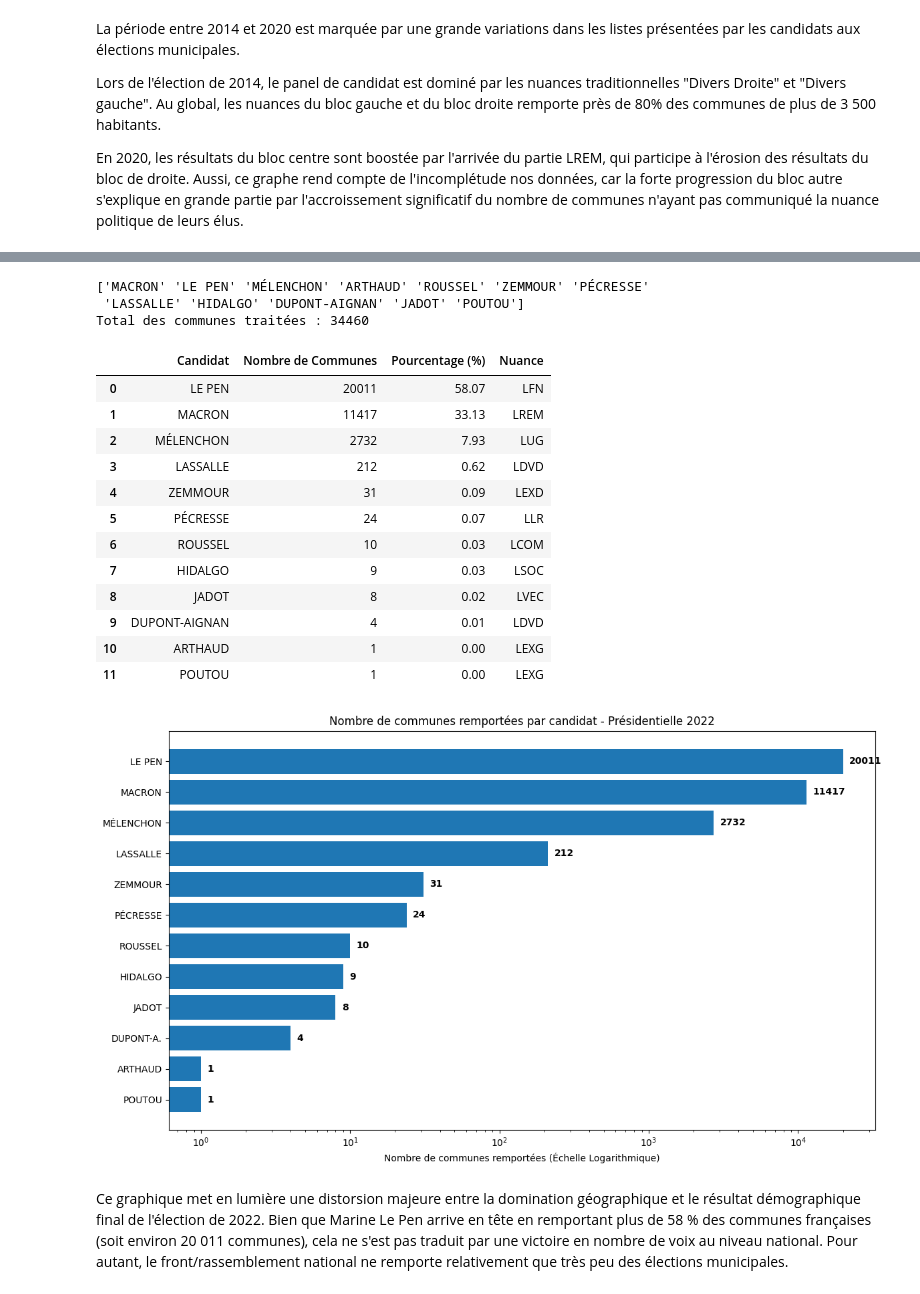
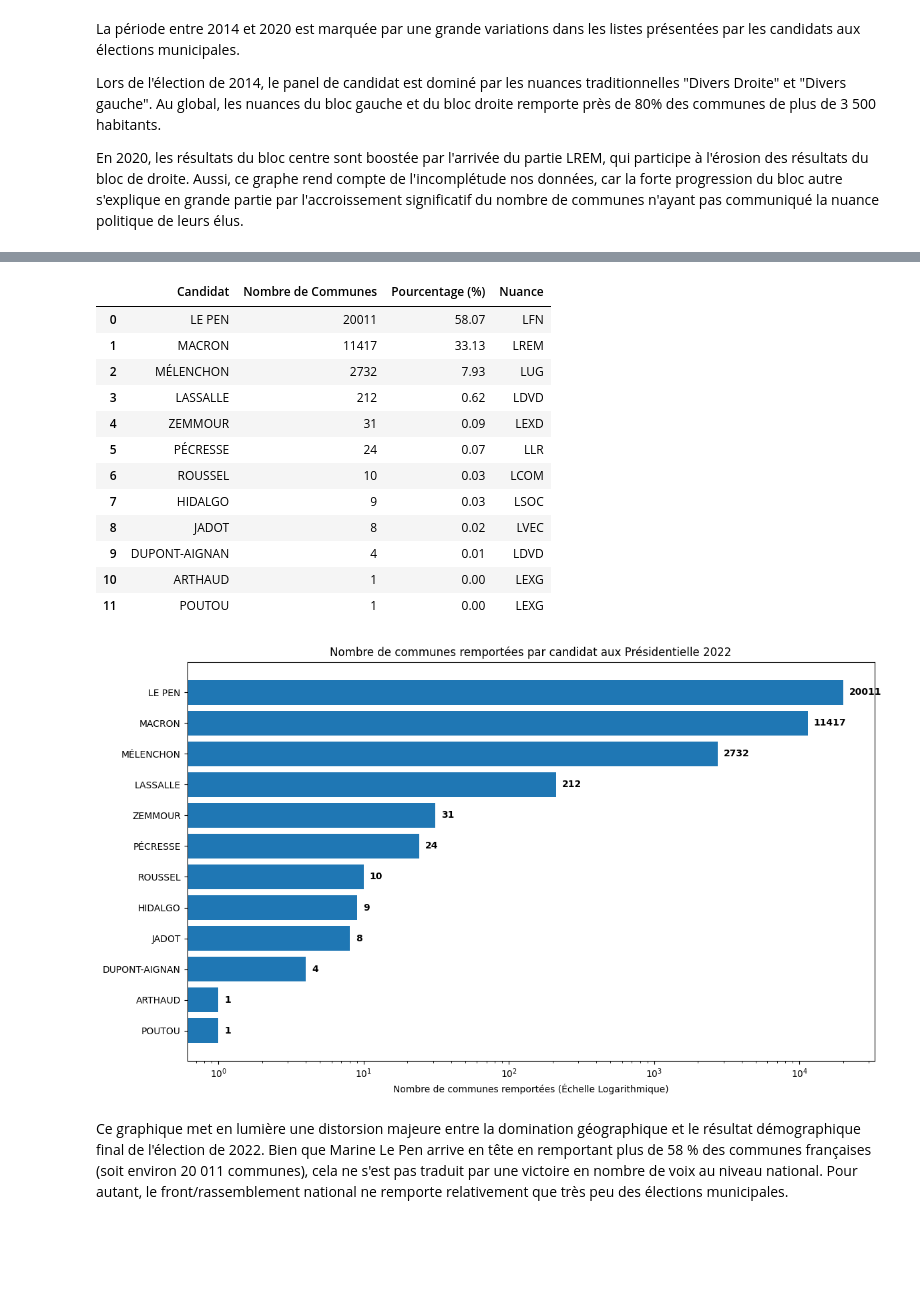
Before and after one commit to romainratajczyk/ENSAE-S1-Python-Project, a Jupyter notebook: Data formatting.ipynb, the cells around one changed output, grey strips where cells are left out. Drawn from its saved outputs; the diff is of its cells as text; code cells hidden in the pictures; blank space fills up the shorter version.

Commit message:
Avancé sur la rédaction du fichier final d'exécution, présentation, etc

```diff
--- a/Data formatting.ipynb
+++ b/Data formatting.ipynb
@@ -563,0 +618,35 @@ df_vainqueurs.head()
+# %%
+from IPython.display import display, Markdown
+import os
+
+# --- 1. CONTEXTE ET DICTIONNAIRE ---
+display(Markdown("""
+#### Harmonisation des nuances politiques (Présidentielle 2022)
+
+Le fichier brut des présidentielles ne contient que les noms des candidats. Pour permettre la comparaison avec les élections municipales, nous devons attribuer manuellement à chaque candidat son code nuance administratif équivalent (ex: Macron $\\rightarrow$ LREM, Mélenchon $\\rightarrow$ LFI/LUG).
+
+Nous créons une nouvelle colonne `code_nuance` en appliquant un dictionnaire de correspondance.
+"""))
+
+# Dictionnaire de mapping (candidat en code nuance admin)
+parti_politique_map = {
+    'MACRON': 'LREM',
+    'LE PEN': 'LFN',
+    'MÉLENCHON': 'LUG',
+    'ZEMMOUR': 'LEXD',
+    'PÉCRESSE': 'LLR',
+    'JADOT': 'LVEC',
+    'LASSALLE': 'LDVD',
+    'ROUSSEL': 'LCOM',
+    'DUPONT-AIGNAN': 'LDVD',
+    'HIDALGO': 'LSOC',
+    'POUTOU': 'LEXG',
+    'ARTHAUD': 'LEXG'
+}
+
+
+
+df_vainqueurs['code_nuance'] = df_vainqueurs['Nom'].map(parti_politique_map)
+
+display(Markdown("**Aperçu du résultat après attribution des nuances :**"))
+display(df_vainqueurs[['Code commune', 'Nom', 'code_nuance', '% Voix/Exp']].head())
@@ -591,28 +714,20 @@ plt.show()
 # %%
-#Affichage du nombre de villes ayant voté pour chacun des candidats
-print(df_vainqueurs['Nom'].unique())
-
-# 1. Calcul des comptes (Nombre de communes gagnées par candidat)
+# Calcul du nombre de communes gagnées par candidat
 victoires_par_candidat = df_vainqueurs['Nom'].value_counts()
 
-# 2. Création d'un tableau propre (DataFrame)
+# Création d'un tableau
 tableau_res = pd.DataFrame({
     'Candidat': victoires_par_candidat.index,
     'Nombre de Communes': victoires_par_candidat.values,
     'Pourcentage (%)': (victoires_par_candidat.values / len(df_vainqueurs) * 100).round(2)
 })
 
-# 3. Ajout de la nuance (pour information)
-# On récupère le mapping depuis ton dictionnaire existant
+# Ajout de la nuance
 tableau_res['Nuance'] = tableau_res['Candidat'].map(Parti_politique)
 
-# 4. Affichage du tableau
-print(f"Total des communes traitées : {len(df_vainqueurs)}")
+# Affichage
 display(tableau_res)
 # %% [output]
-['MACRON' 'LE PEN' 'MÉLENCHON' 'ARTHAUD' 'ROUSSEL' 'ZEMMOUR' 'PÉCRESSE'
- 'LASSALLE' 'HIDALGO' 'DUPONT-AIGNAN' 'JADOT' 'POUTOU']
-Total des communes traitées : 34460
 |  | Candidat | Nombre de Communes | Pourcentage (%) | Nuance |
 | 0 | LE PEN | 20011 | 58.07 | LFN |
 | 1 | MACRON | 11417 | 33.13 | LREM |
@@ -628,33 +743,33 @@ Total des communes traitées : 34460
 | 11 | POUTOU | 1 | 0.00 | LEXG |
 # %%
 #On tente de faire ressortir sur un graphique à échelle logarithmique le nombre de villes par candidats
-candidats = ['LE PEN', 'MACRON', 'MÉLENCHON', 'LASSALLE', 'ZEMMOUR', 'PÉCRESSE', 'ROUSSEL', 'HIDALGO', 'JADOT', 'DUPONT-A.', 'ARTHAUD', 'POUTOU']
-valeurs = [20011, 11417, 2732, 212, 31, 24, 10, 9, 8, 4, 1, 1]
+candidats = tableau_res['Candidat'].tolist()
+valeurs = tableau_res['Nombre de Communes'].tolist()
 
 fig, ax = plt.subplots(figsize=(12, 7))
 
 # Création des barres
 y_pos = np.arange(len(candidats))
 ax.barh(y_pos, valeurs, align='center')
 
 # --- Echelle Logarithmique ---
 ax.set_xscale('log')
 
 # On ordonne dans l'ordre décroissant
 ax.set_yticks(y_pos)
 ax.set_yticklabels(candidats)
 ax.invert_yaxis()
 
 ax.set_xlabel('Nombre de communes remportées (Échelle Logarithmique)')
-ax.set_title('Nombre de communes remportées par candidat - Présidentielle 2022')
+ax.set_title('Nombre de communes remportées par candidat aux Présidentielle 2022')
 
 #On ajoute les valeurs exactes de villes remportées après chacune des barres
 for i, v in enumerate(valeurs):
     ax.text(v * 1.1, i, str(v), color='black', va='center', fontweight='bold')
 
 plt.tight_layout()
 plt.show()
 # %% [output]
-[figure, old version]
+[figure, new version]
 # %% [markdown]
 Ce graphique met en lumière une distorsion majeure entre la domination géographique et le résultat démographique final de l'élection de 2022. Bien que Marine Le Pen arrive en tête en remportant plus de 58 % des communes françaises (soit environ 20 011 communes), cela ne s'est pas traduit par une victoire en nombre de voix au niveau national. Pour autant, le front/rassemblement national ne remporte relativement que très peu des élections municipales.
```
Also changed, not shown: parts of 46 cells of this notebook, 4 other files.
